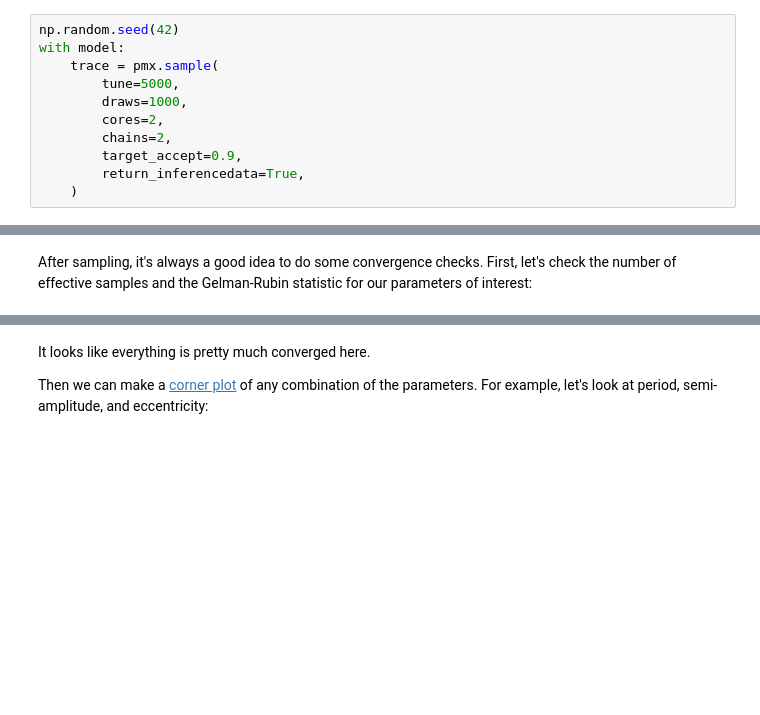
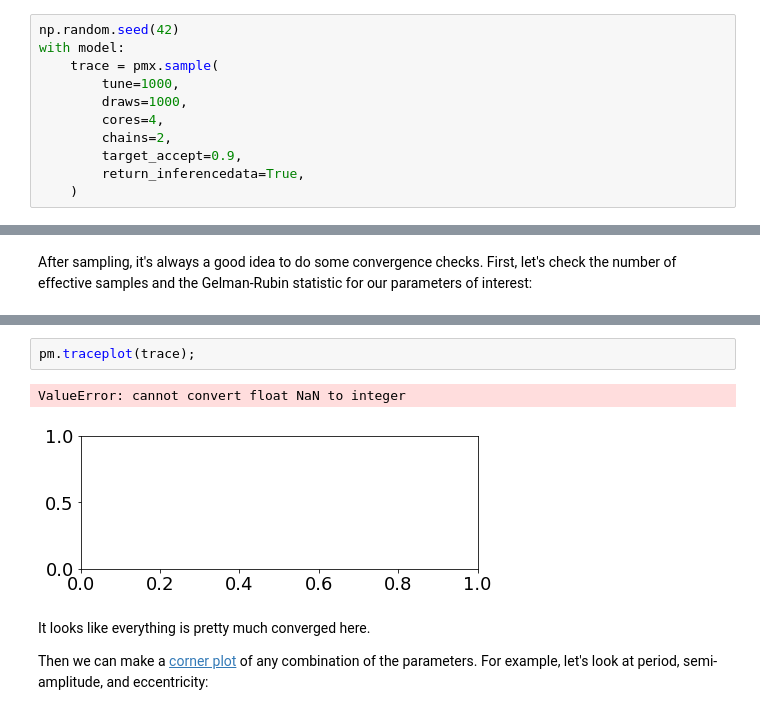
Before and after one commit to dyahalomi/roman_astrometry, a Jupyter notebook: Code/rv.ipynb, the cells around one changed output, grey strips where cells are left out. Drawn from its saved outputs; the diff is of its cells as text; blank space fills up the shorter version.

```diff
--- a/Code/rv.ipynb
+++ b/Code/rv.ipynb
@@ -296,9 +296,9 @@ There are substantial covariances between some of the parameters so we'll use th
 np.random.seed(42)
 with model:
     trace = pmx.sample(
-        tune=5000,
+        tune=1000,
         draws=1000,
-        cores=2,
+        cores=4,
         chains=2,
         target_accept=0.9,
         return_inferencedata=True,
@@ -329,6 +336,11 @@ az.summary(
 | logK[1] | 1.713 | 0.216 | 1.452 | 1.920 | 0.149 | 0.125 | 2.0 | 2.0 | 3.0 | 20.0 | ... |
 | P[0] | 365.114 | 0.091 | 365.025 | 365.219 | 0.064 | 0.054 | 2.0 | 2.0 | 2.0 | 2.0 | ... |
 | P[1] | 3189.030 | 427.960 | 2676.070 | 3601.999 | 296.389 | 249.851 | 2.0 | 2.0 | 2.0 | 53.0 | ... |
+# %%
+pm.traceplot(trace);
+# %% [output]
+ValueError: cannot convert float NaN to integer
+[figure, added]
 # %% [markdown]
 It looks like everything is pretty much converged here.
 
```
Also changed, not shown: parts of 1 cell of this notebook.
